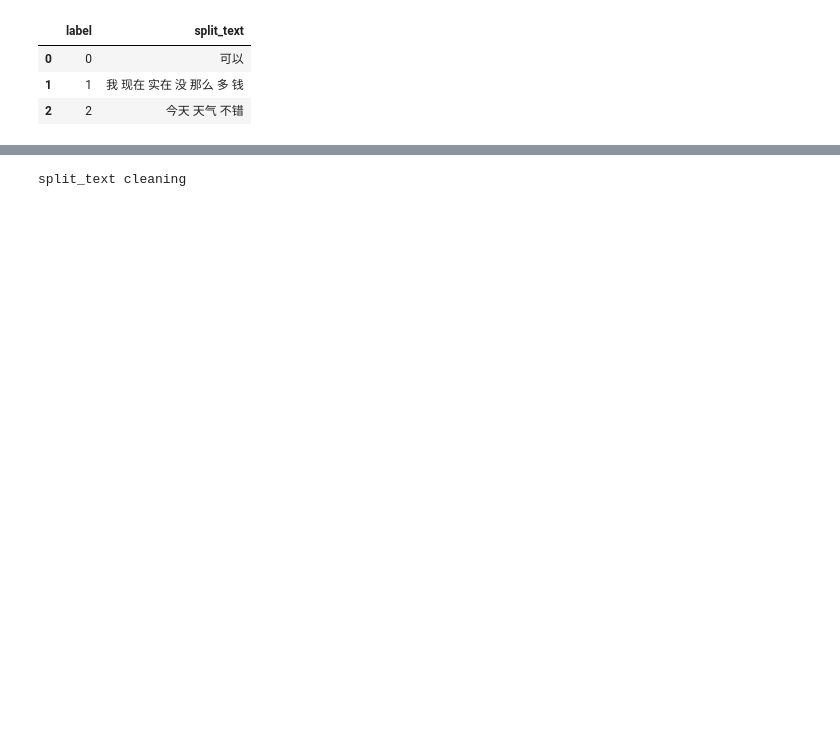
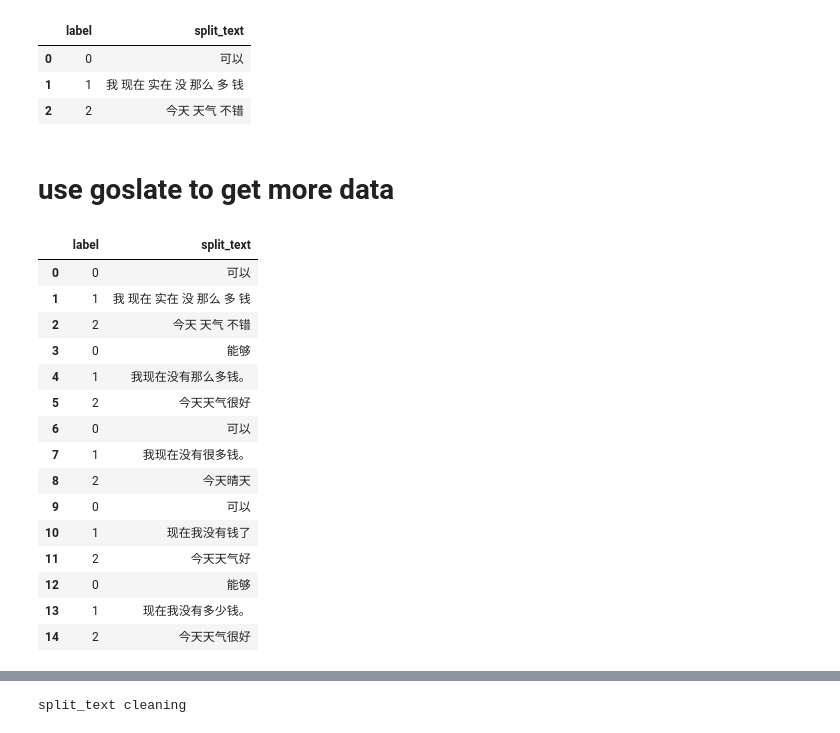
Before and after one commit to TSLNIHAOGIT/Chatbot1.0_ss, a Jupyter notebook: MLModel/code/CutDebt/DataClean/data_clean.ipynb, the cells around one changed output, grey strips where cells are left out. Drawn from its saved outputs; the diff is of its cells as text; code cells hidden in the pictures; blank space fills up the shorter version.

```diff
--- a/MLModel/code/CutDebt/DataClean/data_clean.ipynb
+++ b/MLModel/code/CutDebt/DataClean/data_clean.ipynb
@@ -17,3 +17,5 @@ data.head(10)
 | 0 | 0 | 可以 |
 | 1 | 1 | 我 现在 实在 没 那么 多 钱 |
 | 2 | 2 | 今天 天气 不错 |
+# %% [markdown]
+# use goslate to get more data
@@ -19,0 +29,60 @@ data.head(10)
+# %%
+def translate(comment, from_lang, to_lang):
+        if hasattr(comment, "decode"):
+            comment = comment.decode("utf-8")
+
+        text = TextBlob(comment)
+        try:
+            text = text.translate(to=to_lang)
+            text = text.translate(to=from_lang)
+        except NotTranslated:
+            pass
+
+        return str(text)
+
+def translate_csv(df,col,from_lang,to_lang,num_pol=10):
+    """
+        https://developers.google.com/translate/v2/using_rest#language-params
+    """
+
+    df = df.copy()
+
+    if num_pol >= 1000:
+        num_pol=1000
+    comment_pool = df[col].values
+    p = Pool(num_pol)
+    new_col_name = col + '_' + to_lang
+    df[new_col_name] = p.starmap(translate, zip(comment_pool, repeat(from_lang),repeat(to_lang)))
+    df = df.drop([col], axis = 1)
+    df = df.rename(index=str, columns={new_col_name:col})
+    return df
+# %%
+col = 'split_text'
+data_en = translate_csv(data,col,from_lang='zh',to_lang='en',num_pol=50)
+print('finish 1st trans')
+data_fr = translate_csv(data,col,from_lang='zh',to_lang='fr',num_pol=50)
+print('finish 2nd trans')
+data_th = translate_csv(data,col,from_lang='zh',to_lang='th',num_pol=50)
+print('finish 3rd trans')
+data_lo = translate_csv(data,col,from_lang='zh',to_lang='lo',num_pol=50)
+print('finish 4th trans')
+# %%
+data = pd.concat([data,data_en,data_fr,data_th,data_lo], ignore_index=True)
+data
+# %% [output]
+|  | label | split_text |
+| 0 | 0 | 可以 |
+| 1 | 1 | 我 现在 实在 没 那么 多 钱 |
+| 2 | 2 | 今天 天气 不错 |
+| 3 | 0 | 能够 |
+| 4 | 1 | 我现在没有那么多钱。 |
+| 5 | 2 | 今天天气很好 |
+| 6 | 0 | 可以 |
+| 7 | 1 | 我现在没有很多钱。 |
+| 8 | 2 | 今天晴天 |
+| 9 | 0 | 可以 |
+| 10 | 1 | 现在我没有钱了 |
+| 11 | 2 | 今天天气好 |
+| 12 | 0 | 能够 |
+| 13 | 1 | 现在我没有多少钱。 |
+| 14 | 2 | 今天天气很好 |
```
Also changed, not shown: parts of 4 cells of this notebook, 14 other files.
